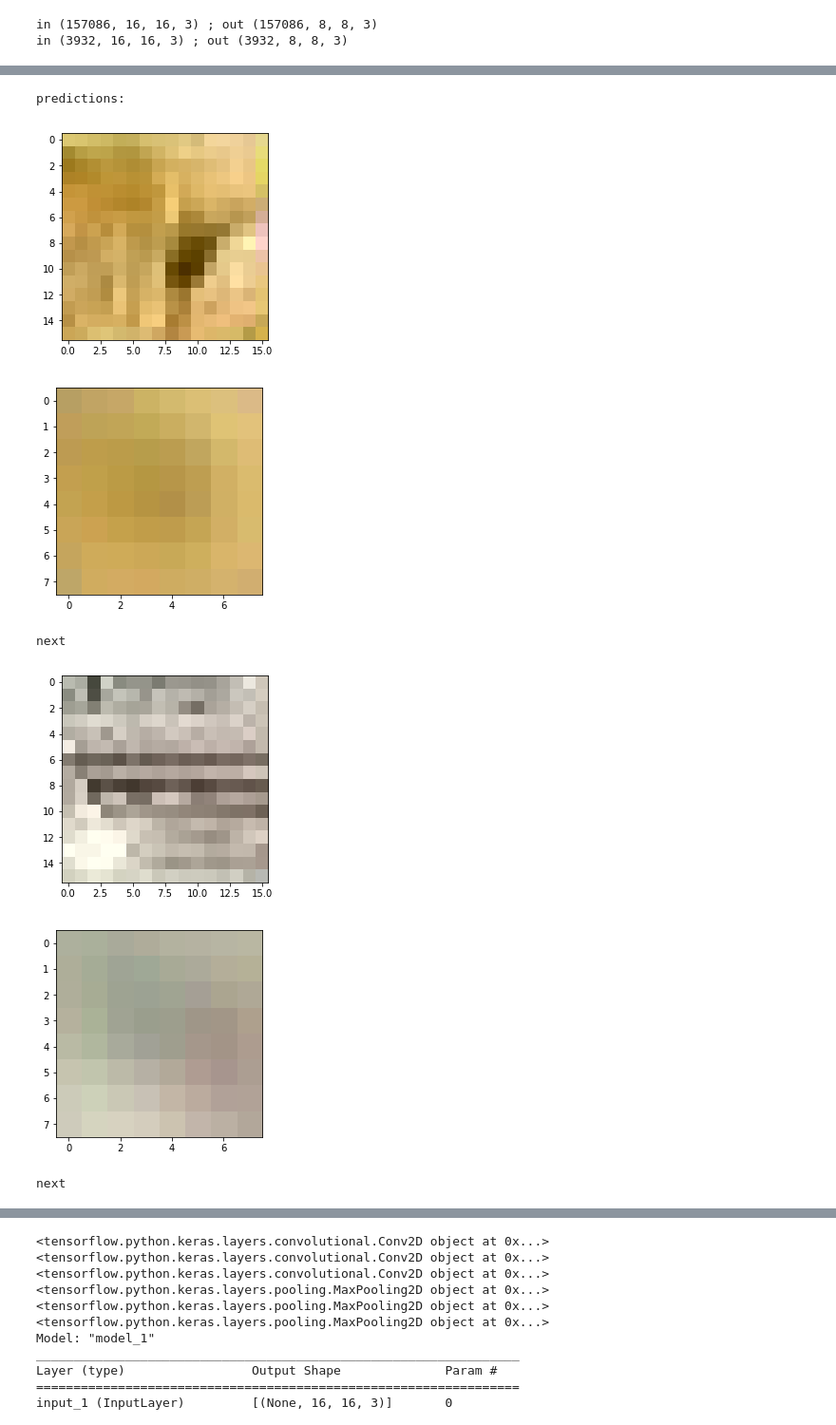
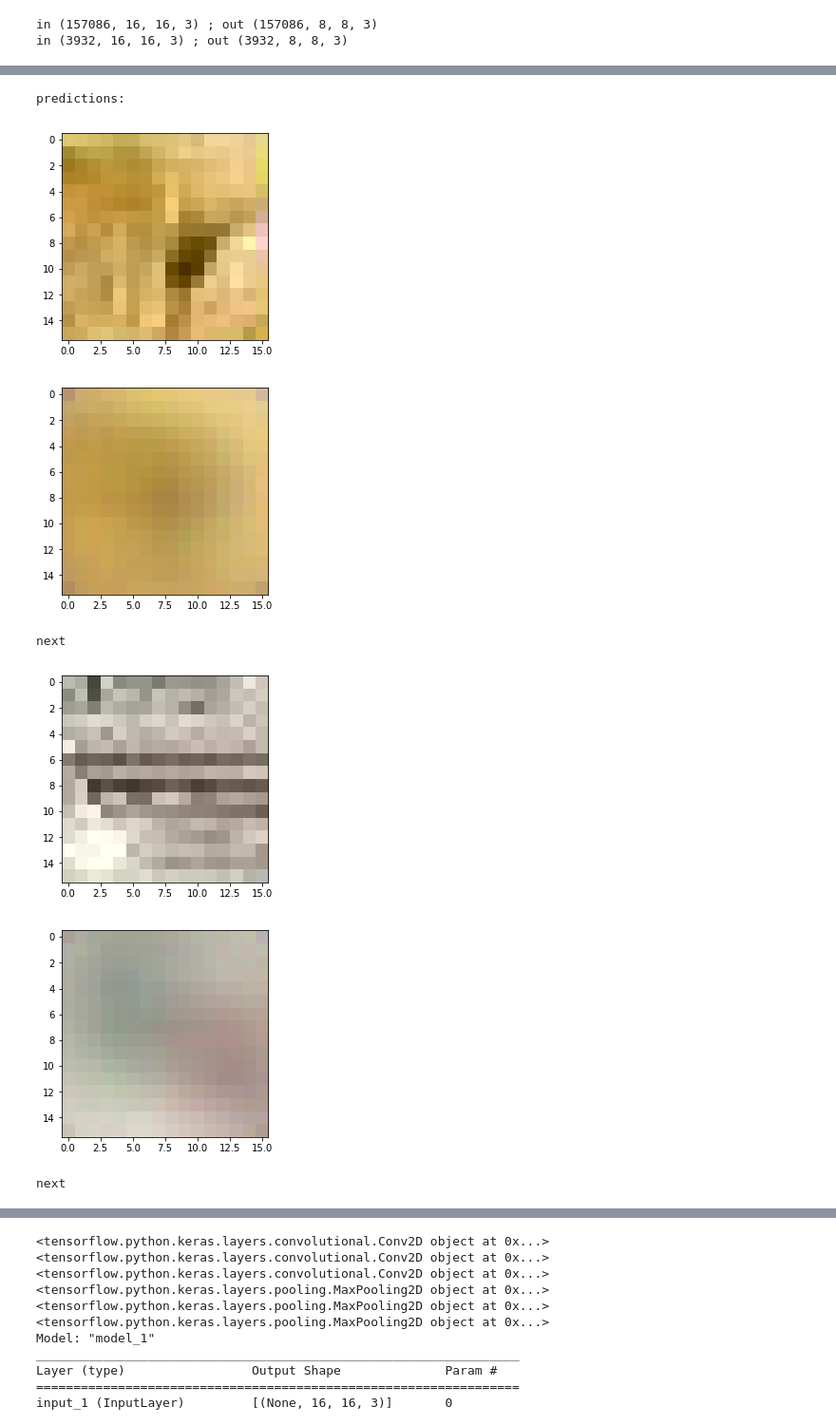
Before and after one commit to nimpy/sundry_segments, a Jupyter notebook: Alex3conv3mp_2020.ipynb, the cells around one changed output, grey strips where cells are left out. Shown at 95% size. Saved outputs shown, nothing was run; the diff lists cells and outputs as text; code cells hidden in the pictures.

Commit message:
Train patch-desc-ae with all elus without downsampling the outputs

```diff
--- a/Alex3conv3mp_2020.ipynb
+++ b/Alex3conv3mp_2020.ipynb
@@ -63,11 +63,16 @@ def loading_data(dir_patches):
 
     return patches_in, patches_out
 # %%
-x_train, y_train = loading_data(train_data_dir)
-x_validation, y_validation = loading_data(validation_data_dir)
+x_train, _ = loading_data(train_data_dir)  # y_train
+x_validation, _ = loading_data(validation_data_dir)  # y_validation
 # %% [output]
 in (157086, 16, 16, 3) ; out (157086, 8, 8, 3)
 in (3932, 16, 16, 3) ; out (3932, 8, 8, 3)
+# %%
+# do I copy or do I just point to the same thing?
+#   I think I can just point to the same thing
+y_train = x_train
+y_validation = x_validation
 # %%
 temp_index = np.random.randint(x_train.shape[0]) #  5429
 # print(np.array(np.round(x_train[temp_index] * 255), dtype=np.uint8))
@@ -94,9 +99,9 @@ x = Conv2D(32, (3, 3), activation="elu", padding="same")(encoded)
 x = UpSampling2D((2, 2))(x)
 x = Conv2D(32, (3, 3), activation="elu", padding="same")(x)
 x = UpSampling2D((2, 2))(x)
-decoded = Conv2D(3, (3, 3), activation="elu", padding="same")(x)  # 32
-# x = UpSampling2D((2, 2))(x)
-# decoded = Conv2D(3, (3, 3), activation="sigmoid", padding="same")(x)
+x = Conv2D(32, (3, 3), activation="elu", padding="same")(x)  # decoded = Conv2D(3, (3, 3), activation="elu", padding="same")(x)
+x = UpSampling2D((2, 2))(x)
+decoded = Conv2D(3, (3, 3), activation="elu", padding="same")(x)
 
 autoencoder = Model(input_img, decoded)
 autoencoder.compile(optimizer='adadelta', loss='binary_crossentropy')
@@ -121,2 +126,9 @@ Trainable params: 38,755
 Non-trainable params: 0
 _________________________________________________________________
+# %%
+model_version_dwnsmpld_output = 'patch_desc_ae_20201026_14251116_alex_3conv3mp_2020_augm_elu_lastelu_dwnsmpl'
+autoencoder_dwnsmpld_output = load_model(base_dir + '/' + model_version_dwnsmpld_output + '.h5')
+
+for i in range(11):
+    print(autoencoder_dwnsmpld_output.get_layer(index=i))
+    autoencoder.get_layer(index=i).set_weights(autoencoder_dwnsmpld_output.get_layer(index=i).get_weights())
@@ -225,37 +249,37 @@ for file in files:
 #         img = load_img(images_directory + '/' + file, False, target_size=(patch_size, patch_size))
 #         x = img_to_array(img)
 #         x = np.expand_dims(x, axis=0)
 #         images.append(x)
 
 #         img = load_img(images_directory + '/' + file, False, target_size=(input_patch_size, input_patch_size))
         img = imageio.imread(images_directory + '/' + file)
         img = np.expand_dims(img, axis=-1)
         images.append(img)
 
 
 
 images = np.array(images).reshape(np.array(images).shape[0], input_shape[0], input_shape[1], input_shape[2])
 images = images / 255
 predictions = autoencoder.predict_on_batch(np.array(images))
 print("predictions: ")
 for i, im1 in enumerate(images):
     im_1 = im1.reshape(input_shape)
     plt.imshow(im_1, interpolation='nearest')
     plt.show()
 
     pred_1 = predictions[i].numpy()#.reshape(input_shape)
     plt.imshow(pred_1, interpolation='nearest')
     plt.show()
 
-    if i > 2:
+    if i == 2:
         break
     print("next")
 # %% [output]
 predictions:
 [figure]
-[figure, old version]
+[figure, new version]
 next
 [figure]
-[figure, old version]
+[figure, new version]
 next
 [figure]
```
Also changed, not shown: parts of 12 cells of this notebook.
